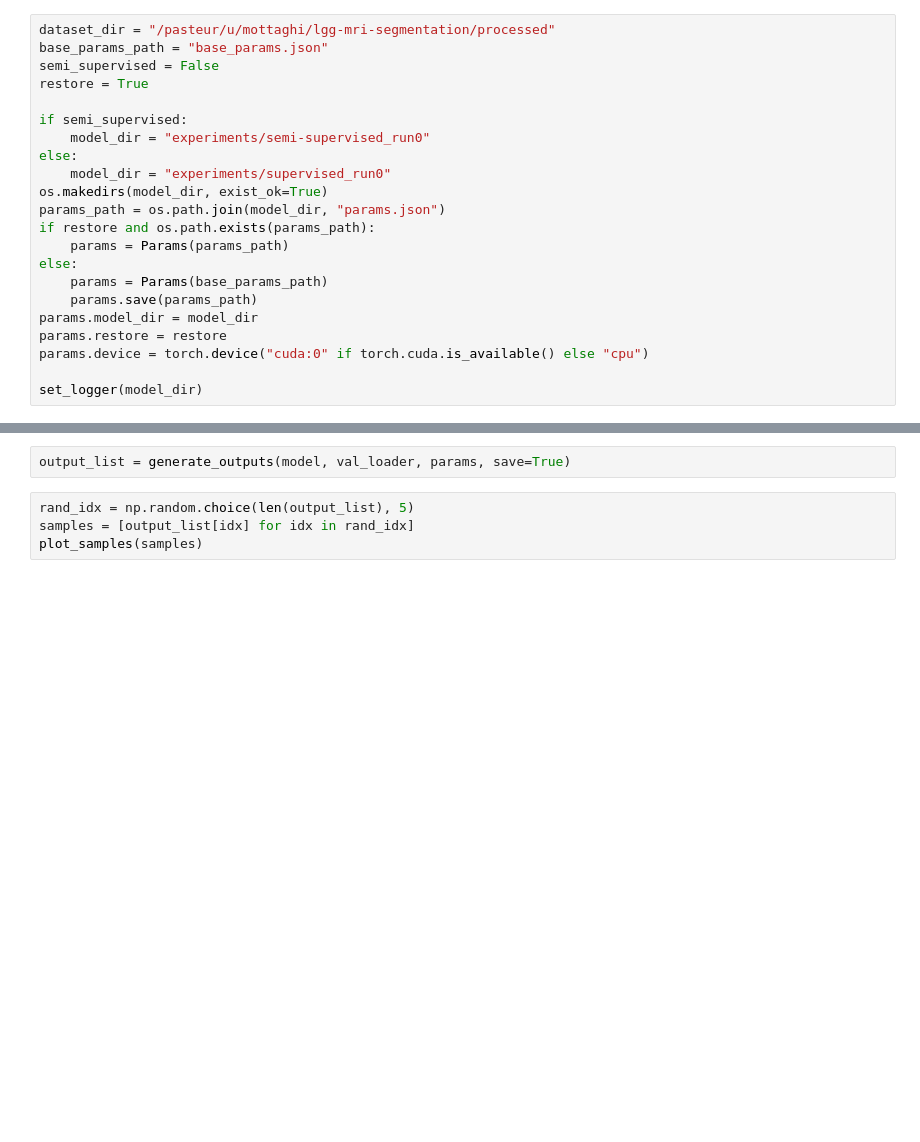
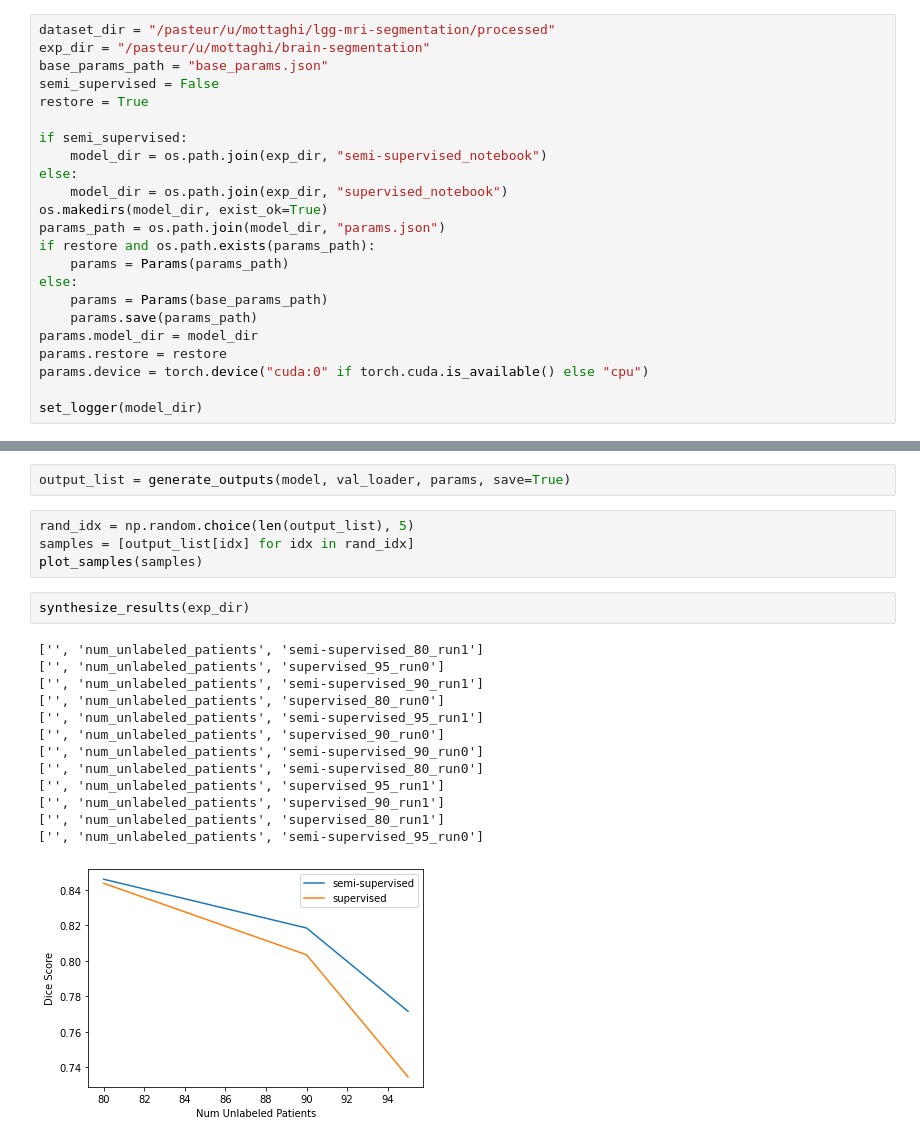
Before and after one commit to alimottaghi/brain-segmentation, a Jupyter notebook: notebook.ipynb, the cells around one changed output, grey strips where cells are left out. Cells and saved outputs as stored; diff of their text form; blank space fills up the shorter version.

```diff
--- a/notebook.ipynb
+++ b/notebook.ipynb
@@ -25,14 +25,15 @@ from utils.visualizer import plot_samples
 %load_ext tensorboard
 # %%
 dataset_dir = "/pasteur/u/mottaghi/lgg-mri-segmentation/processed"
+exp_dir = "/pasteur/u/mottaghi/brain-segmentation"
 base_params_path = "base_params.json"
 semi_supervised = False
 restore = True
 
 if semi_supervised:
-    model_dir = "experiments/semi-supervised_run0"
+    model_dir = os.path.join(exp_dir, "semi-supervised_notebook")
 else:
-    model_dir = "experiments/supervised_run0"
+    model_dir = os.path.join(exp_dir, "supervised_notebook")
 os.makedirs(model_dir, exist_ok=True)
 params_path = os.path.join(model_dir, "params.json")
 if restore and os.path.exists(params_path):
@@ -109,3 +110,19 @@ output_list = generate_outputs(model, val_loader, params, save=True)
 rand_idx = np.random.choice(len(output_list), 5)
 samples = [output_list[idx] for idx in rand_idx]
 plot_samples(samples)
+# %%
+synthesize_results(exp_dir)
+# %% [output]
+['', 'num_unlabeled_patients', 'semi-supervised_80_run1']
+['', 'num_unlabeled_patients', 'supervised_95_run0']
+['', 'num_unlabeled_patients', 'semi-supervised_90_run1']
+['', 'num_unlabeled_patients', 'supervised_80_run0']
+['', 'num_unlabeled_patients', 'semi-supervised_95_run1']
+['', 'num_unlabeled_patients', 'supervised_90_run0']
+['', 'num_unlabeled_patients', 'semi-supervised_90_run0']
+['', 'num_unlabeled_patients', 'semi-supervised_80_run0']
+['', 'num_unlabeled_patients', 'supervised_95_run1']
+['', 'num_unlabeled_patients', 'supervised_90_run1']
+['', 'num_unlabeled_patients', 'supervised_80_run1']
+['', 'num_unlabeled_patients', 'semi-supervised_95_run0']
+[figure, added]
```
Also changed, not shown: parts of 5 cells of this notebook, 5 other files.
